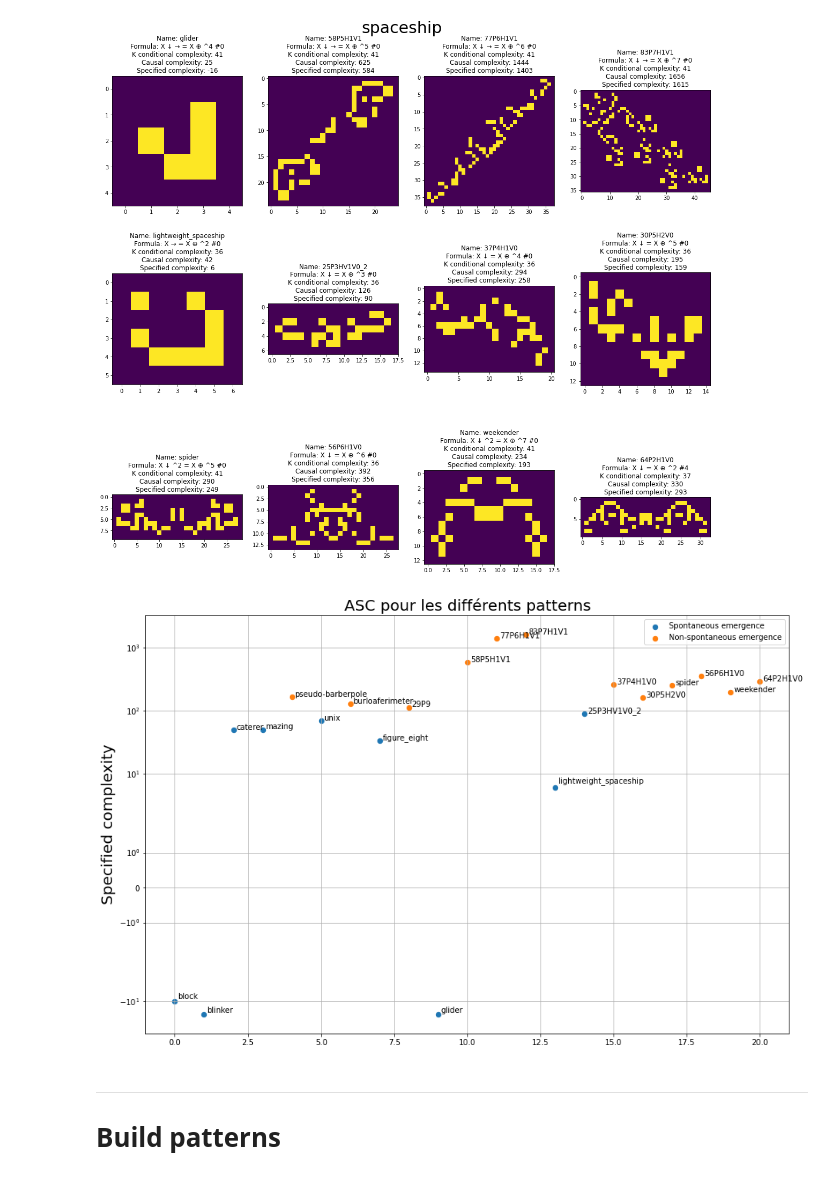
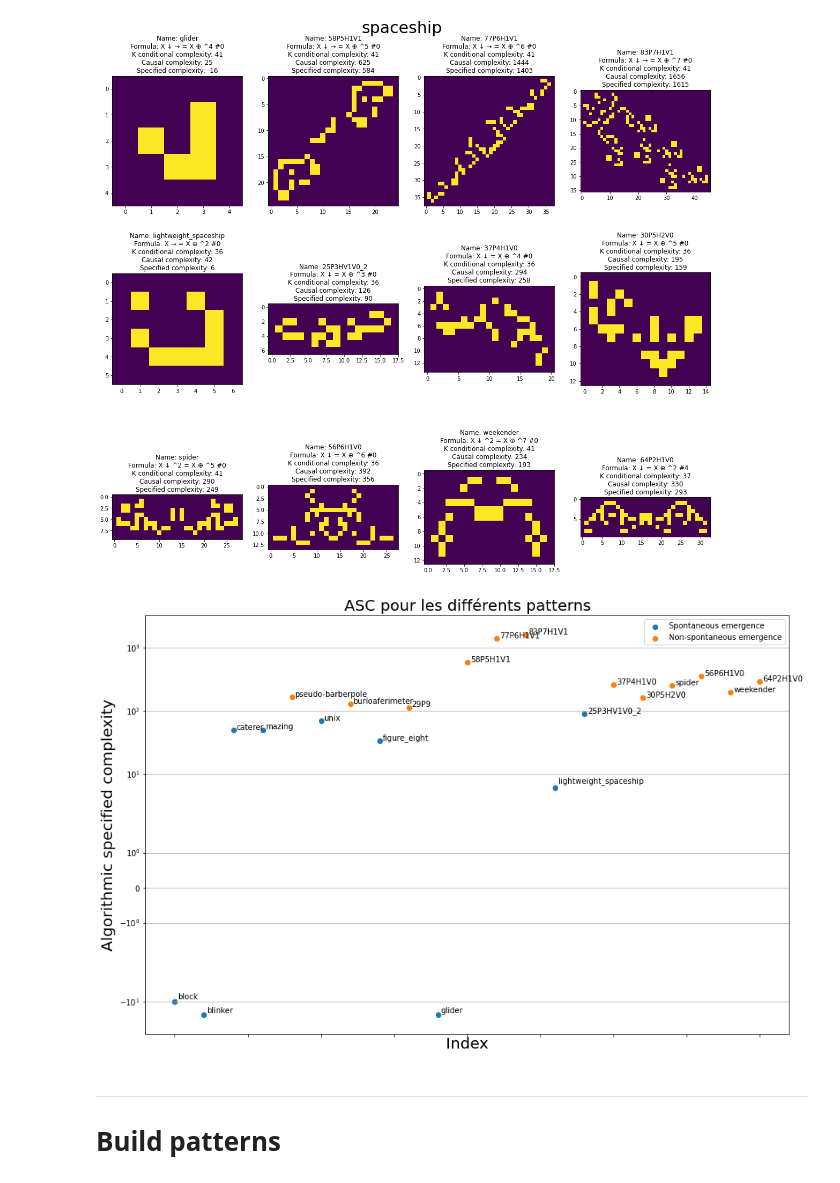
Before and after one commit to yann-ro/conway-game-of-life, a Jupyter notebook: algorithmic_complexity.ipynb, the cells around one changed output. Drawn from its saved outputs; the diff is of its cells as text; code cells hidden in the pictures.

```diff
--- a/algorithmic_complexity.ipynb
+++ b/algorithmic_complexity.ipynb
@@ -66,19 +66,18 @@ for category in d.Category.unique():
 # %%
 plt.figure(figsize=(15,10))
 cmap = mpl.cm.get_cmap('viridis', 2)
 
 plt.scatter(x=d[d['Spontaneous emergence']==1].index,y=d.loc[d['Spontaneous emergence']==1,'Specified complexity'],s=40,label='Spontaneous emergence')
 plt.scatter(x=d[d['Spontaneous emergence']==0].index,y=d.loc[d['Spontaneous emergence']==0,'Specified complexity'],s=40,label='Non-spontaneous emergence')
 for i in d.index:
     plt.annotate(d.Name[i],(i+0.1,d['Specified complexity'][i]+1))
-plt.yscale('symlog')
+
 plt.title('ASC pour les différents patterns',size=20)
-plt.ylabel('Specified complexity',size=20)
-plt.grid()
-plt.legend()
-plt.show()
+plt.xlabel('Index',size=20); plt.ylabel('Algorithmic specified complexity',size=20)
+plt.grid(axis='y'); plt.tick_params(axis='x',labelbottom=False); plt.yscale('symlog')
+plt.legend(); plt.show()
 # %% [output]
-[figure, old version]
+[figure, new version]
 # %% [markdown]
 ---
 # Build patterns
```
